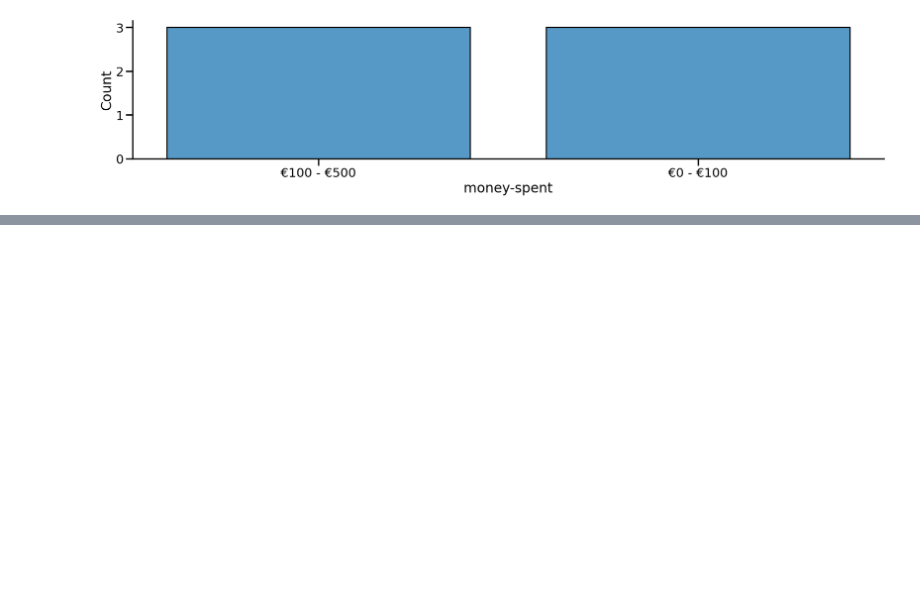
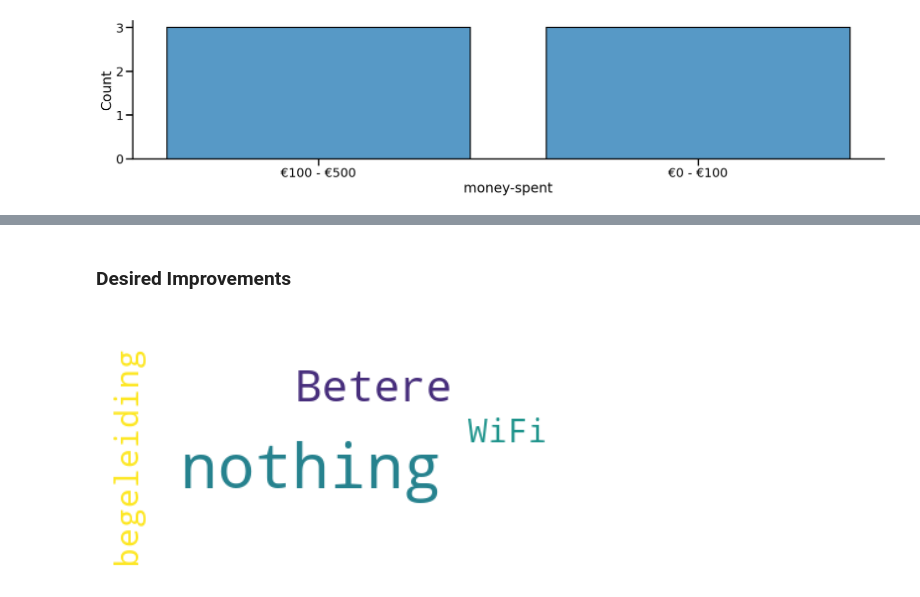
Before and after one commit to shrutirao94/spatial-inequality-nl-analysis, a Jupyter notebook: analysis.ipynb, the cells around one changed output, grey strips where cells are left out. Cells and saved outputs as stored; diff of their text form; code cells hidden in the pictures; blank space fills up the shorter version.

```diff
--- a/analysis.ipynb
+++ b/analysis.ipynb
@@ -336,0 +338,8 @@ wordcloud_pandemic_changes()
+# %% [markdown]
+### Desired Improvements
+# %%
+text = " ".join(comment for comment in data['improve-space-constrain'].dropna())
+text = 'Betere begeleiding, betere WiFi, nothing, nothing, nothing,  nothing, nothing'
+wordcloud_generator(text)
+# %% [output]
+[figure, added]
```
Also changed, not shown: parts of 10 cells of this notebook, 2 other files.
